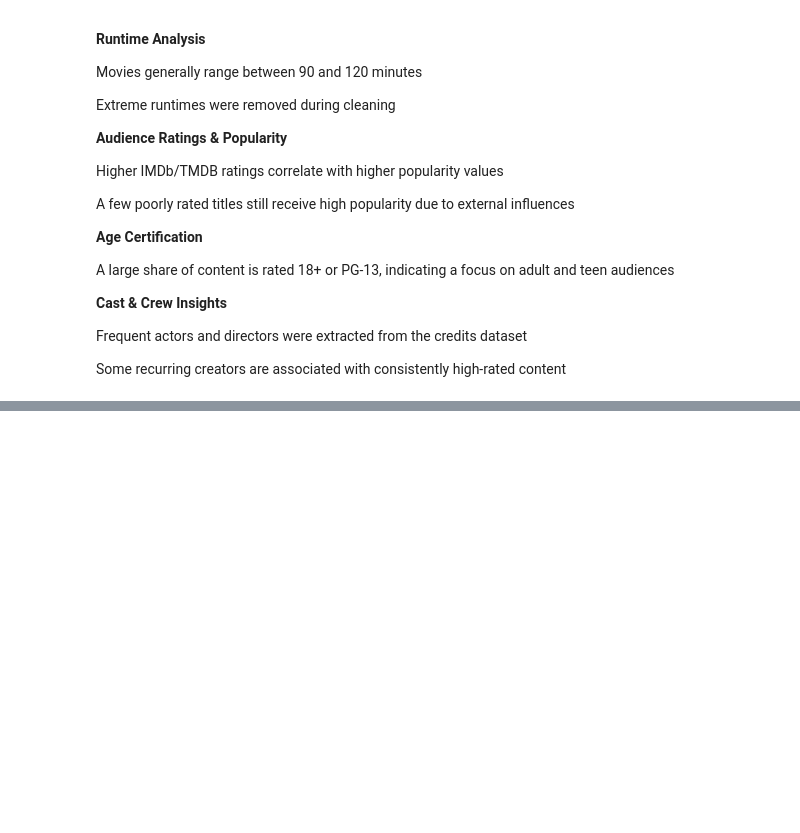
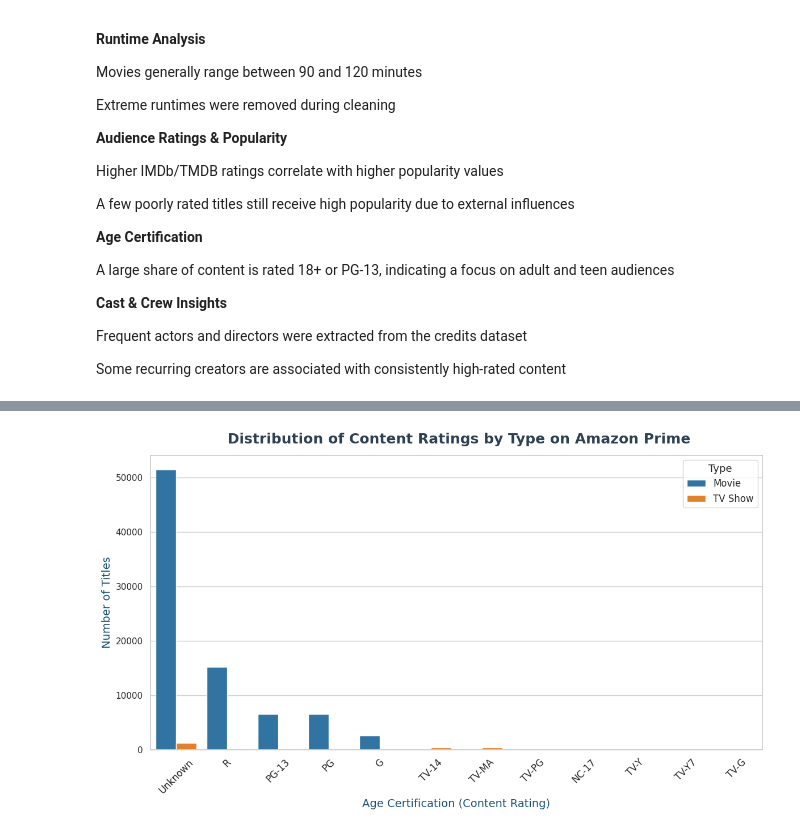
Before and after one commit to SaimaheshGangisetty/AmazonPrime-TVShows-Movies-EDA-Project, a Jupyter notebook: AmazonPrime_TVShows_Movies_EDA.ipynb, the cells around one changed output, grey strips where cells are left out. Saved outputs shown, nothing was run; the diff lists cells and outputs as text; code cells hidden in the pictures; blank space fills up the shorter version.

```diff
--- a/AmazonPrime_TVShows_Movies_EDA.ipynb
+++ b/AmazonPrime_TVShows_Movies_EDA.ipynb
@@ -1163,0 +1275,64 @@ df.to_csv('mydata.csv', index=False)
+# %%
+import seaborn as sns
+import matplotlib.pyplot as plt
+import pandas as pd
+import numpy as np
+
+# Copy the original DataFrame to avoid modifying it directly
+data = df.copy()
+
+#  Clean and preprocess the data
+# Handle missing or blank ratings
+data['age_certification'] = data['age_certification'].fillna("Not Rated")
+data['age_certification'] = data['age_certification'].replace('', "Not Rated")
+
+# Standardize 'type' column: remove spaces, fix casing, and unify naming
+data['type'] = data['type'].str.strip().str.title()
+
+# Fix inconsistent entries (ensure all are either "Movie" or "TV Show")
+data['type'] = data['type'].replace({
+    'Tv Show': 'TV Show',
+    'Show': 'TV Show',
+    'Tvshow': 'TV Show',
+    'Movies': 'Movie'
+})
+
+# Check final unique values (optional)
+# print(data['type'].unique())
+
+#  Group by age certification and type
+grouped_data = (
+    data.groupby(['age_certification', 'type'])
+    .size()
+    .reset_index(name='count')
+    .sort_values(by='count', ascending=False)
+)
+
+#  Define a professional color palette
+palette = {"Movie": "#1f77b4", "TV Show": "#ff7f0e"}
+
+#  Create the figure
+plt.figure(figsize=(12, 7))
+sns.set_theme(style="whitegrid")
+
+#  Grouped bar plot
+sns.barplot(
+    data=grouped_data,
+    x='age_certification',
+    y='count',
+    hue='type',
+    palette=palette
+)
+
+#  Titles and axis labels
+plt.title(" Distribution of Content Ratings by Type on Amazon Prime",
+          fontsize=18, fontweight="bold", color="#2E4053", pad=15)
+plt.xlabel("Age Certification (Content Rating)", fontsize=14, color="#1a5276")
+plt.ylabel("Number of Titles", fontsize=14, color="#1a5276")
+plt.xticks(rotation=45, fontsize=12)
+plt.legend(title="Type", title_fontsize=13, fontsize=12)
+
+plt.tight_layout()
+plt.show()
+# %% [output]
+[figure, added]
```
Also changed, not shown: parts of 20 cells of this notebook.
